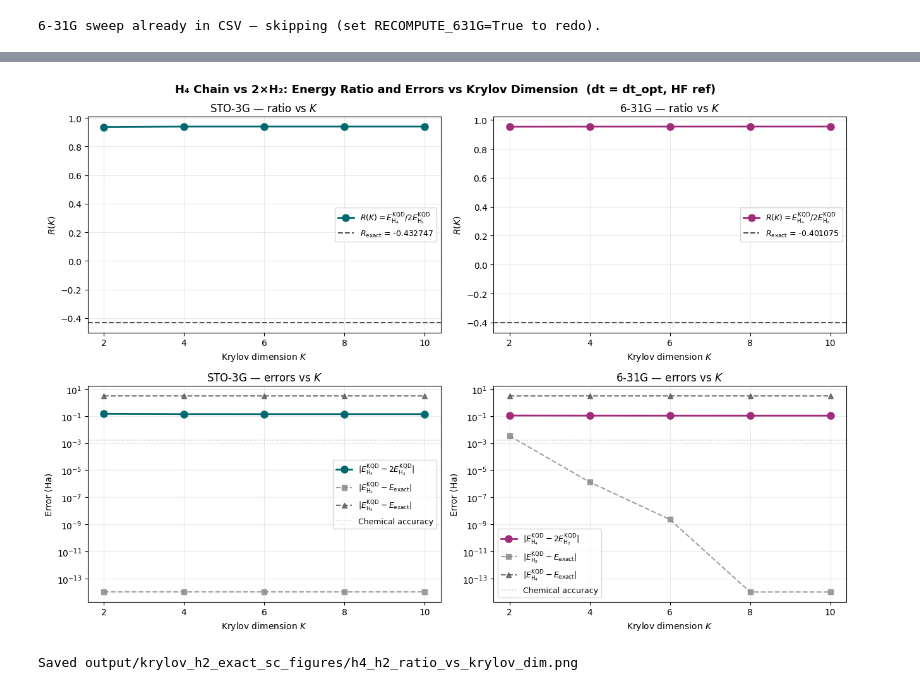
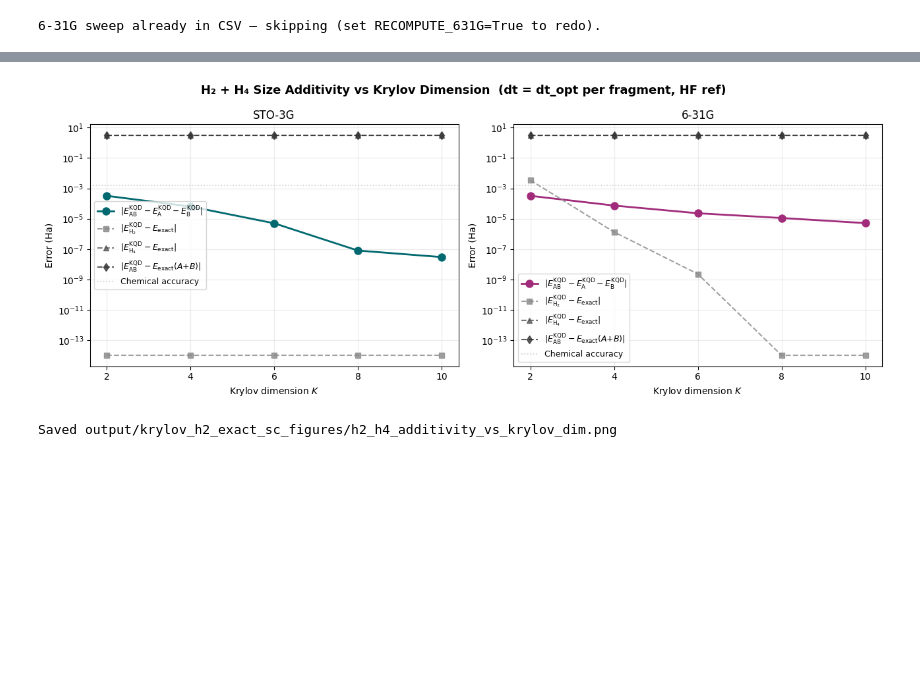
Before and after one commit to PrabhavD/qkd-size-consistency, a Jupyter notebook: krylov_h2_exact_sc_copy_4.ipynb, the cells around one changed output, grey strips where cells are left out. Cells and saved outputs as stored; diff of their text form; code cells hidden in the pictures; blank space fills up the shorter version.

Commit message:
Update step 17 to have H2 as system A and H4 as system B, and then compare E(A+B) = E(A) + E(B). Size consistency error is Error = |E(A+B) - E(A) - E(B)|

```diff
--- a/krylov_h2_exact_sc_copy_4.ipynb
+++ b/krylov_h2_exact_sc_copy_4.ipynb
@@ -2549,6 +2605,8 @@ else:
 6-31G sweep already in CSV — skipping (set RECOMPUTE_631G=True to redo).
 # %%
 # ── Step 17e: Plot from CSV (no KQD recomputation) ────────────────────────────
+import pandas as pd
+
 if not os.path.exists(CSV_PATH):
     raise FileNotFoundError(f'No CSV at {CSV_PATH} — run Steps 17c/17d first.')
 
@@ -2556,65 +2614,51 @@ df_17 = pd.read_csv(CSV_PATH)
 print(f'Loaded {len(df_17)} rows from {CSV_PATH}')
 print()
 
-print('=' * 80)
-print(f'{"Basis":<10} {"K":>4} {"R(K)":>14} {"R_exact":>14} {"R(K)-R_exact":>14} {"SC err":>14}')
-print('=' * 80)
+print('=' * 88)
+print(f'{"Basis":<10} {"K":>4} {"SC err":>14} {"E_AB":>16} {"E_A+E_B":>16} {"ab err":>14}')
+print('=' * 88)
 for key, label in [('sto3g', 'STO-3G'), ('631g', '6-31G')]:
     sub = df_17[df_17['basis'] == key]
     if sub.empty:
         print(f'{label:<10}  (no data)')
         continue
     for _, row in sub.sort_values('krylov_dim').iterrows():
-        dev = row['ratio_kqd'] - row['ratio_exact']
-        print(f'{label:<10} {int(row["krylov_dim"]):4d} {row["ratio_kqd"]:14.8f} '
-              f'{row["ratio_exact"]:14.8f} {dev:+14.4e} {row["sc_err"]:14.4e}')
-print('=' * 80)
+        e_sum = row['E_h2_kqd'] + row['E_h4_kqd']
+        print(f'{label:<10} {int(row["krylov_dim"]):4d} {row["sc_err"]:14.4e} '
+              f'{row["E_ab_kqd"]:16.8f} {e_sum:16.8f} {row["ab_err"]:14.4e}')
+print('=' * 88)
 
 COLORS = {'sto3g': '#01696f', '631g': '#a12c7b'}
-fig, axes = plt.subplots(2, 2, figsize=(13, 9))
+fig, axes = plt.subplots(1, 2, figsize=(13, 5))
 fig.suptitle(
-    'H₄ Chain vs 2×H₂: Energy Ratio and Errors vs Krylov Dimension  (dt = dt_opt, HF ref)',
+    'H₂ + H₄ Size Additivity vs Krylov Dimension  (dt = dt_opt per fragment, HF ref)',
     fontsize=13, fontweight='bold',
 )
 
-for col, (key, label) in enumerate([('sto3g', 'STO-3G'), ('631g', '6-31G')]):
+for ax, (key, label) in zip(axes, [('sto3g', 'STO-3G'), ('631g', '6-31G')]):
     sub = df_17[df_17['basis'] == key].sort_values('krylov_dim')
     if sub.empty:
-        axes[0, col].set_title(f'{label} — no data yet')
-        axes[1, col].set_title(f'{label} — no data yet')
+        ax.set_title(f'{label} — no data yet')
         continue
     K = sub['krylov_dim'].values
-    r_exact = sub['ratio_exact'].iloc[0]
-
-    ax_ratio = axes[0, col]
-    ax_ratio.plot(K, sub['ratio_kqd'], 'o-', lw=2, ms=8, color=COLORS[key],
-                  label=r'$R(K) = E_\mathrm{H_4}^\mathrm{KQD} / 2E_\mathrm{H_2}^\mathrm{KQD}$')
-    ax_ratio.axhline(r_exact, color='#555', ls='--', lw=1.5,
-                     label=rf'$R_\mathrm{{exact}}$ = {r_exact:.6f}')
-    ax_ratio.set_xticks(KD_SWEEP)
-    ax_ratio.set_xlabel('Krylov dimension $K$')
-    ax_ratio.set_ylabel('$R(K)$')
-    ax_ratio.set_title(f'{label} — ratio vs $K$')
-    ax_ratio.legend(fontsize=9)
-    ax_ratio.grid(True, alpha=0.25)
-
-    ax_err = axes[1, col]
-    ax_err.semilogy(K, sub['sc_err'], 'o-', lw=2, ms=8, color=COLORS[key],
-                    label=r'$|E_\mathrm{H_4}^\mathrm{KQD} - 2E_\mathrm{H_2}^\mathrm{KQD}|$')
-    ax_err.semilogy(K, sub['h2_err'], 's--', lw=1.5, ms=6, color='#888888', alpha=0.8,
-                    label=r'$|E_\mathrm{H_2}^\mathrm{KQD} - E_\mathrm{exact}|$')
-    ax_err.semilogy(K, sub['h4_err'], '^--', lw=1.5, ms=6, color='#555555', alpha=0.8,
-                    label=r'$|E_\mathrm{H_4}^\mathrm{KQD} - E_\mathrm{exact}|$')
-    ax_err.axhline(1.6e-3, color='#ccc', ls=':', lw=1.2, label='Chemical accuracy')
-    ax_err.set_xticks(KD_SWEEP)
-    ax_err.set_xlabel('Krylov dimension $K$')
-    ax_err.set_ylabel('Error (Ha)')
-    ax_err.set_title(f'{label} — errors vs $K$')
-    ax_err.legend(fontsize=9)
-    ax_err.grid(True, which='both', alpha=0.25)
+    ax.semilogy(K, sub['sc_err'], 'o-', lw=2, ms=8, color=COLORS[key],
+                label=r'$|E_\mathrm{AB}^\mathrm{KQD} - E_\mathrm{A}^\mathrm{KQD} - E_\mathrm{B}^\mathrm{KQD}|$')
+    ax.semilogy(K, sub['h2_err'], 's--', lw=1.5, ms=6, color='#888888', alpha=0.8,
+                label=r'$|E_\mathrm{H_2}^\mathrm{KQD} - E_\mathrm{exact}|$')
+    ax.semilogy(K, sub['h4_err'], '^--', lw=1.5, ms=6, color='#555555', alpha=0.8,
+                label=r'$|E_\mathrm{H_4}^\mathrm{KQD} - E_\mathrm{exact}|$')
+    ax.semilogy(K, sub['ab_err'], 'd--', lw=1.5, ms=6, color='#333333', alpha=0.8,
+                label=r'$|E_\mathrm{AB}^\mathrm{KQD} - E_\mathrm{exact}(A{+}B)|$')
+    ax.axhline(1.6e-3, color='#ccc', ls=':', lw=1.2, label='Chemical accuracy')
+    ax.set_xticks(KD_SWEEP)
+    ax.set_xlabel('Krylov dimension $K$')
+    ax.set_ylabel('Error (Ha)')
+    ax.set_title(label)
+    ax.legend(fontsize=9)
+    ax.grid(True, which='both', alpha=0.25)
 
 plt.tight_layout()
-fig_path = 'output/krylov_h2_exact_sc_figures/h4_h2_ratio_vs_krylov_dim.png'
+fig_path = 'output/krylov_h2_exact_sc_figures/h2_h4_additivity_vs_krylov_dim.png'
 plt.savefig(fig_path, dpi=150, bbox_inches='tight')
 plt.show()
 print(f'Saved {fig_path}')
@@ -2638,2 +2682,2 @@ STO-3G       10     0.93885660    -0.43274678    +1.3716e+00     1.3908e-01
-[figure, old version]
+[figure, new version]
-Saved output/krylov_h2_exact_sc_figures/h4_h2_ratio_vs_krylov_dim.png
+Saved output/krylov_h2_exact_sc_figures/h2_h4_additivity_vs_krylov_dim.png
```
Also changed, not shown: parts of 5 cells of this notebook.
